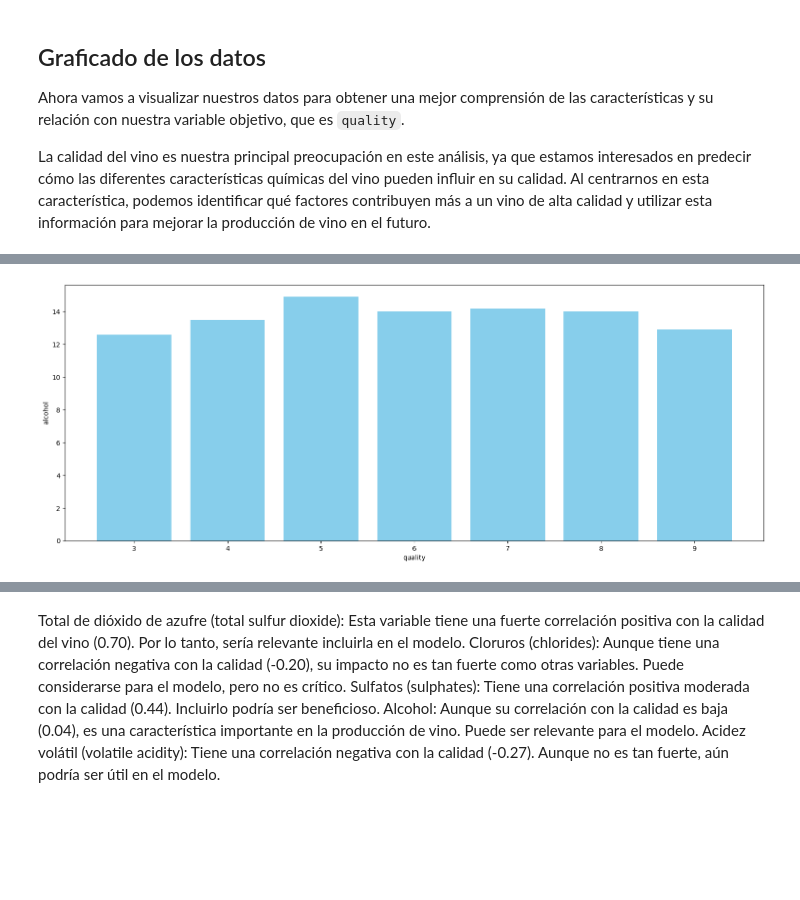
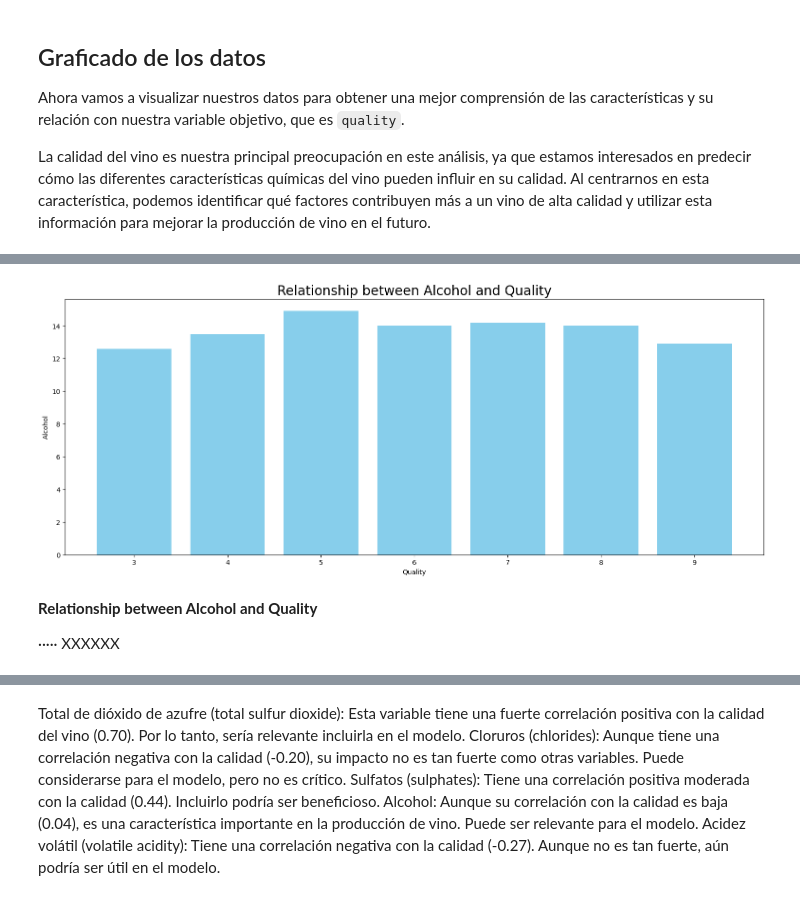
Before and after one commit to pdro-ruiz/Data-Science-Projects, a Jupyter notebook: Machine Learning Projects/Wine Quality Prediction/wine_quality.ipynb, the cells around one changed output, grey strips where cells are left out. Drawn from its saved outputs; the diff is of its cells as text; code cells hidden in the pictures; blank space fills up the shorter version.

```diff
--- a/Machine Learning Projects/Wine Quality Prediction/wine_quality.ipynb
+++ b/Machine Learning Projects/Wine Quality Prediction/wine_quality.ipynb
@@ -249,12 +252,11 @@ plt.show()
 # %%
-df['type'] = df['type'].astype(str)
-
 plt.figure(figsize=(19, 7))
 
-sns.countplot(x='quality', hue='type', data=df, palette='coolwarm')
-plt.xlabel('Quality')
-plt.title('Relationship between Type and Quality')
-plt.legend(title='Type', loc='upper right')
+sns.violinplot(x='type', y='quality', data=df, palette='coolwarm', split=True)
+plt.xlabel('')
+plt.ylabel('')
+plt.title('Relationship between Type and Quality', fontsize=20)
+plt.xticks([0, 1], ['Blanco', 'Rojo'])
 
 plt.show()
 # %% [output]
@@ -262,10 +274,11 @@ plt.show()
 # %%
 plt.figure(figsize=(19, 7))
 
 plt.bar(df['quality'], df['alcohol'], color='skyblue')
-plt.xlabel('quality')
-plt.ylabel('alcohol')
+plt.xlabel('Quality')
+plt.ylabel('Alcohol')
+plt.title('Relationship between Alcohol and Quality', fontsize=20)
 
 plt.show()
 # %% [output]
-[figure, old version]
+[figure, new version]
@@ -274,3 +285,7 @@ df.replace({'white': 1, 'red': 0}, inplace=True)
+# %% [markdown]
+**Relationship between Alcohol and Quality**
+
+····· XXXXXX
 # %%
 corr = df.corr()
 corr
```
Also changed, not shown: parts of 14 cells of this notebook.
